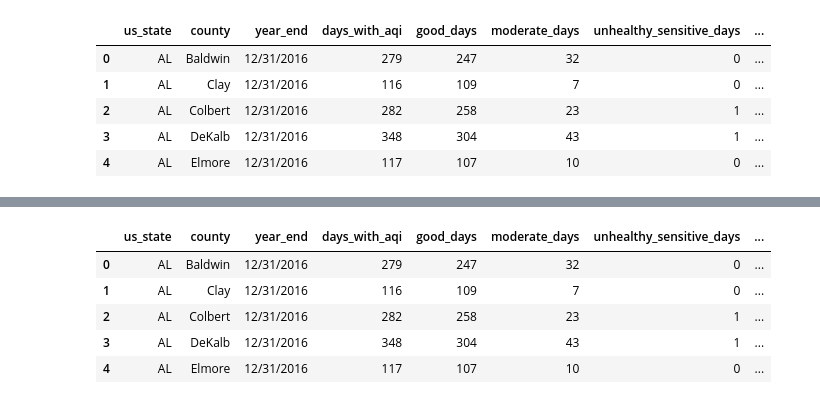
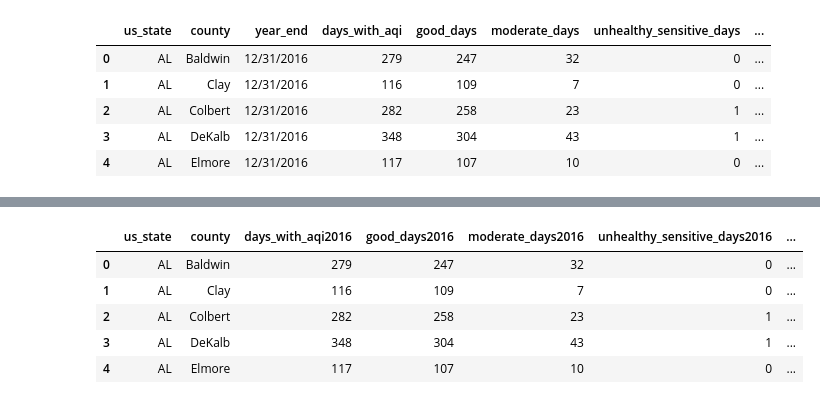
Before and after one commit to sarahheavner/Project2, a Jupyter notebook: combine_data.ipynb, the cells around one changed output, grey strips where cells are left out. Drawn from its saved outputs; the diff is of its cells as text; code cells hidden in the pictures.

```diff
--- a/combine_data.ipynb
+++ b/combine_data.ipynb
@@ -171,6 +239,6 @@ aqi2016_df.head()
 | 4 | AL | Elmore | 12/31/2016 | 117 | 107 | 10 | 0 | ... |
 # %%
 #remove unnecessary columns
-clean2016_aqi = aqi2016_df[['us_state', 'county', 'year_end', 'days_with_aqi', 'good_days', 'moderate_days', 'unhealthy_sensitive_days', 'unhealthy_days', 'very_unhealthy_days', 'hazardous_days', 'days_co', 'days_no2', 'days_ozone', 'days_so2', 'days_pm2', 'days_pm10']]
+clean2016_aqi = aqi2016_df[['us_state', 'county', 'days_with_aqi', 'good_days', 'moderate_days', 'unhealthy_sensitive_days', 'unhealthy_days', 'very_unhealthy_days', 'hazardous_days', 'days_co', 'days_no2', 'days_ozone', 'days_so2', 'days_pm2', 'days_pm10']]
 clean2016_aqi.head()
 # %% [output]
@@ -182,0 +251,5 @@ clean2016_aqi.head()
+# %%
+#update column names with year
+renamed2016_aqi = clean2016_aqi.rename(columns={'days_with_aqi':'days_with_aqi2016', 'good_days':'good_days2016', 'moderate_days':'moderate_days2016', 'unhealthy_sensitive_days':'unhealthy_sensitive_days2016', 'unhealthy_days': 'unhealthy_days2016', 'very_unhealthy_days':'very_unhealthy_days2016', 'hazardous_days':'hazardous_days2016', 'days_co':'days_co2016', 'days_no2':'days_no2_2016', 'days_ozone':'days_ozone2016', 'days_so2':'days_so2_2016', 'days_pm2':'days_pm2_2016', 'days_pm10': 'days_pm10_2016'})
+
+renamed2016_aqi.head()
@@ -194,0 +275,3 @@ poverty2016_df.head()
+# %%
+renamed_poverty2016 = poverty2016_df.rename(columns={'poverty_estimate':'poverty_estimate2016', 'poverty_percentage':'poverty_percentage2016'})
+renamed_poverty2016.head()
@@ -195,11 +285,11 @@ poverty2016_df.head()
 # %%
 #merge dataframes on state and county
-combined2016_df = pd.merge(clean2016_aqi, poverty2016_df, how="left", on=['us_state', 'county'])
+combined2016_df = pd.merge(renamed2016_aqi, renamed_poverty2016, how="left", on=['us_state', 'county'])
 combined2016_df.head()
 # %% [output]
-|  | us_state | county | year_end | days_with_aqi | good_days | moderate_days | unhealthy_sensitive_days | ... |
-| 0 | AL | Baldwin | 12/31/2016 | 279 | 247 | 32 | 0 | ... |
-| 1 | AL | Clay | 12/31/2016 | 116 | 109 | 7 | 0 | ... |
-| 2 | AL | Colbert | 12/31/2016 | 282 | 258 | 23 | 1 | ... |
-| 3 | AL | DeKalb | 12/31/2016 | 348 | 304 | 43 | 1 | ... |
-| 4 | AL | Elmore | 12/31/2016 | 117 | 107 | 10 | 0 | ... |
+|  | us_state | county | days_with_aqi2016 | good_days2016 | moderate_days2016 | unhealthy_sensitive_days2016 | ... |
+| 0 | AL | Baldwin | 279 | 247 | 32 | 0 | ... |
+| 1 | AL | Clay | 116 | 109 | 7 | 0 | ... |
+| 2 | AL | Colbert | 282 | 258 | 23 | 1 | ... |
+| 3 | AL | DeKalb | 348 | 304 | 43 | 1 | ... |
+| 4 | AL | Elmore | 117 | 107 | 10 | 0 | ... |
```
Also changed, not shown: parts of 26 cells of this notebook, 3 other files.
